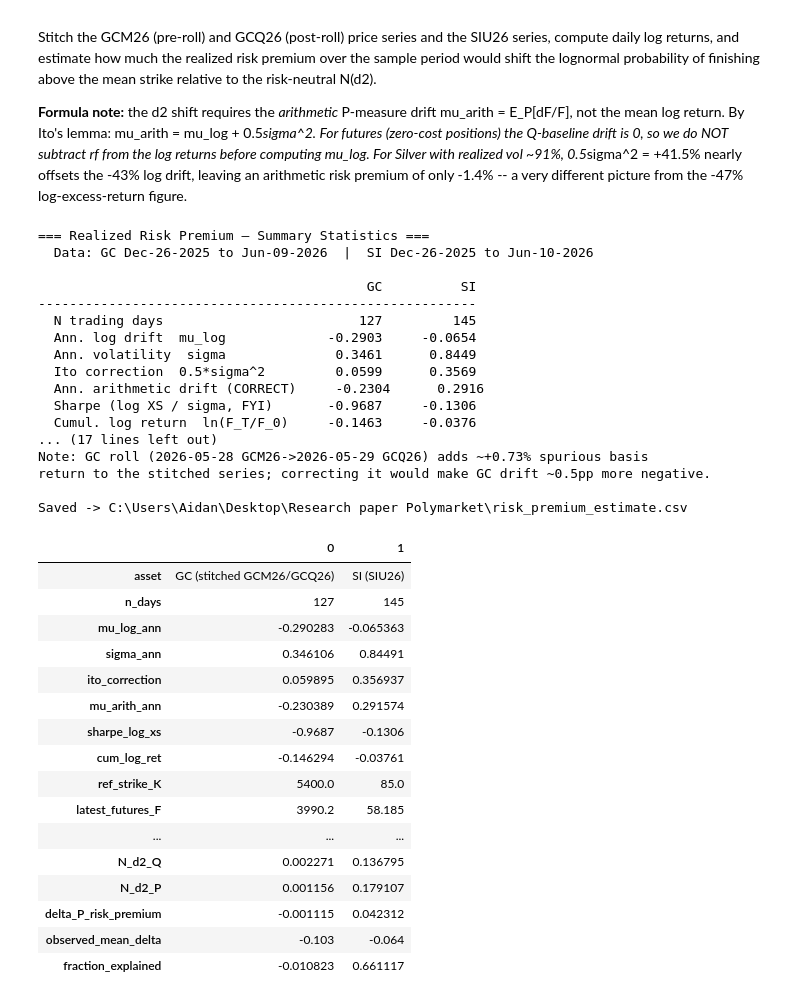
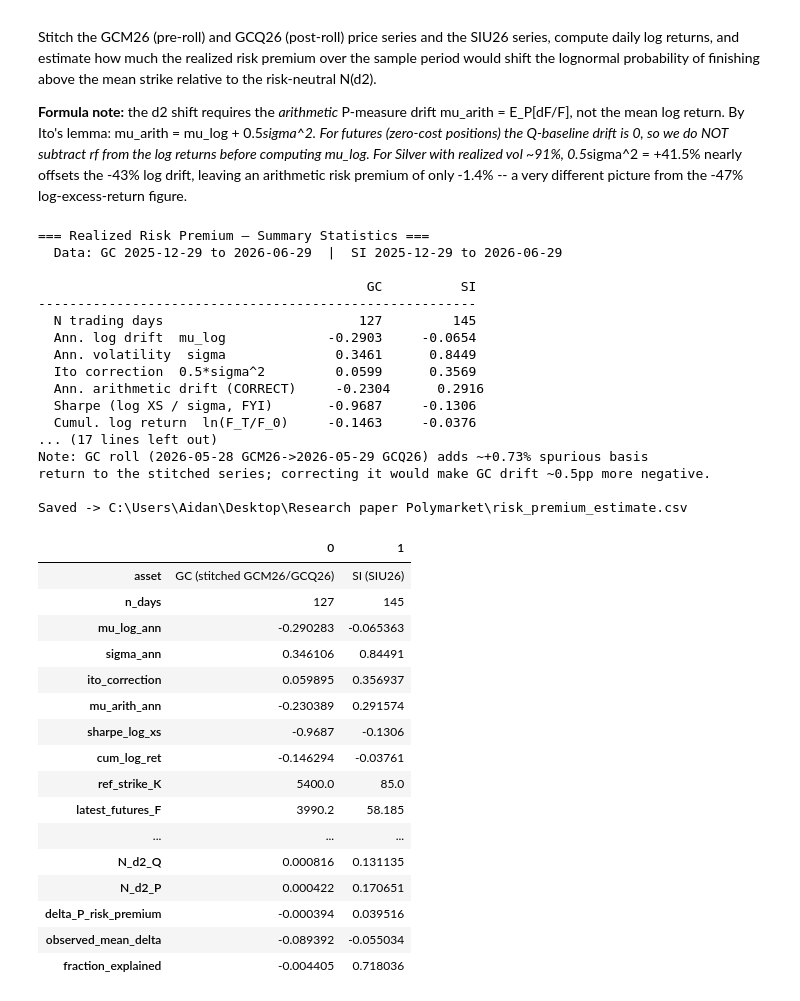
Before and after one commit to AidanCarp/polymarket-options-research, a Jupyter notebook: Jupyternotebook.ipynb, the cells around one changed output. Cells and saved outputs as stored; diff of their text form; code cells hidden in the pictures.

```diff
--- a/Jupyternotebook.ipynb
+++ b/Jupyternotebook.ipynb
@@ -1687,8 +1687,9 @@ from the -47% log-excess-return figure.
 
 K_GC_REF      = 5_400.0   # reference strike for Gold  (approx mid-point of original 4-strike set $4600-$5200)
 K_SI_REF      =    85.0   # reference strike for Silver (approx mid-point of original 6-strike set $65-$100)
-MEAN_DELTA_GC =   -0.103  # observed mean delta = N(d2) - pm_prob  (Section 7)
-MEAN_DELTA_SI =   -0.064
+# Pull current mean deltas from the already-computed stats_df (Section 7)
+MEAN_DELTA_GC = float(merged[merged["underlying"]=="GC"]["delta"].mean())
+MEAN_DELTA_SI = float(merged[merged["underlying"]=="SI"]["delta"].mean())
 
 # 1. Sort stitched price series ascending by date
 gc_ts = gc_spot_adj.sort_values("Time").reset_index(drop=True).copy()
@@ -1721,7 +1722,9 @@ s_gc = _rp_stats(gc_log, "GC (stitched GCM26/GCQ26)")
 s_si = _rp_stats(si_log, "SI (SIU26)")
 
 print("=== Realized Risk Premium — Summary Statistics ===")
-print(f"  Data: GC Dec-26-2025 to Jun-09-2026  |  SI Dec-26-2025 to Jun-10-2026\n")
+gc_dates = merged[merged["underlying"]=="GC"]["date"]
+si_dates = merged[merged["underlying"]=="SI"]["date"]
+print(f"  Data: GC {str(gc_dates.min())[:10]} to {str(gc_dates.max())[:10]}  |  SI {str(si_dates.min())[:10]} to {str(si_dates.max())[:10]}\n")
 print(f"{'':32s}  {'GC':>10s}  {'SI':>10s}")
 print("-" * 56)
 rows_print = [
@@ -1743,7 +1746,7 @@ for (lbl, key, fmt) in rows_print:
 # 4. Probability-space adjustment (lognormal)
 # d2_P = d2_Q + (mu_arith / sigma) * sqrt(T)
 # ΔP   = N(d2_P) - N(d2_Q)
-today_ts = pd.Timestamp("2026-06-22")
+today_ts = pd.Timestamp(merged["date"].max())  # last date in merged data
 T_gc_exp = (pd.Timestamp(EXPIRY_GC) - today_ts).days / 365.0
 T_si_exp = (pd.Timestamp(EXPIRY_SI) - today_ts).days / 365.0
 F_gc_now = gc_ts["F"].iloc[-1]
@@ -1810,36 +1813,36 @@ print(f"\nSaved -> {out_path}")
 display(rp_df.T)
 # %% [output]
 === Realized Risk Premium — Summary Statistics ===
-  Data: GC Dec-26-2025 to Jun-09-2026  |  SI Dec-26-2025 to Jun-10-2026
+  Data: GC 2025-12-29 to 2026-06-29  |  SI 2025-12-29 to 2026-06-29
 
                                           GC          SI
 --------------------------------------------------------
   N trading days                         127         145
   Ann. log drift  mu_log             -0.2903     -0.0654
   Ann. volatility  sigma              0.3461      0.8449
   Ito correction  0.5*sigma^2         0.0599      0.3569
   Ann. arithmetic drift (CORRECT)     -0.2304      0.2916
   Sharpe (log XS / sigma, FYI)       -0.9687     -0.1306
   Cumul. log return  ln(F_T/F_0)     -0.1463     -0.0376
 ... (17 lines left out)
 Note: GC roll (2026-05-28 GCM26->2026-05-29 GCQ26) adds ~+0.73% spurious basis
 return to the stitched series; correcting it would make GC drift ~0.5pp more negative.
 
 Saved -> C:\Users\Aidan\Desktop\Research paper Polymarket\risk_premium_estimate.csv
 |  | 0 | 1 |
 | asset | GC (stitched GCM26/GCQ26) | SI (SIU26) |
 | n_days | 127 | 145 |
 | mu_log_ann | -0.290283 | -0.065363 |
 | sigma_ann | 0.346106 | 0.84491 |
 | ito_correction | 0.059895 | 0.356937 |
 | mu_arith_ann | -0.230389 | 0.291574 |
 | sharpe_log_xs | -0.9687 | -0.1306 |
 | cum_log_ret | -0.146294 | -0.03761 |
 | ref_strike_K | 5400.0 | 85.0 |
 | latest_futures_F | 3990.2 | 58.185 |
 | ... | ... | ... |
-| N_d2_Q | 0.002271 | 0.136795 |
-| N_d2_P | 0.001156 | 0.179107 |
-| delta_P_risk_premium | -0.001115 | 0.042312 |
-| observed_mean_delta | -0.103 | -0.064 |
-| fraction_explained | -0.010823 | 0.661117 |
+| N_d2_Q | 0.000816 | 0.131135 |
+| N_d2_P | 0.000422 | 0.170651 |
+| delta_P_risk_premium | -0.000394 | 0.039516 |
+| observed_mean_delta | -0.089392 | -0.055034 |
+| fraction_explained | -0.004405 | 0.718036 |
```
Also changed, not shown: parts of 1 cell of this notebook, 1 other file.
